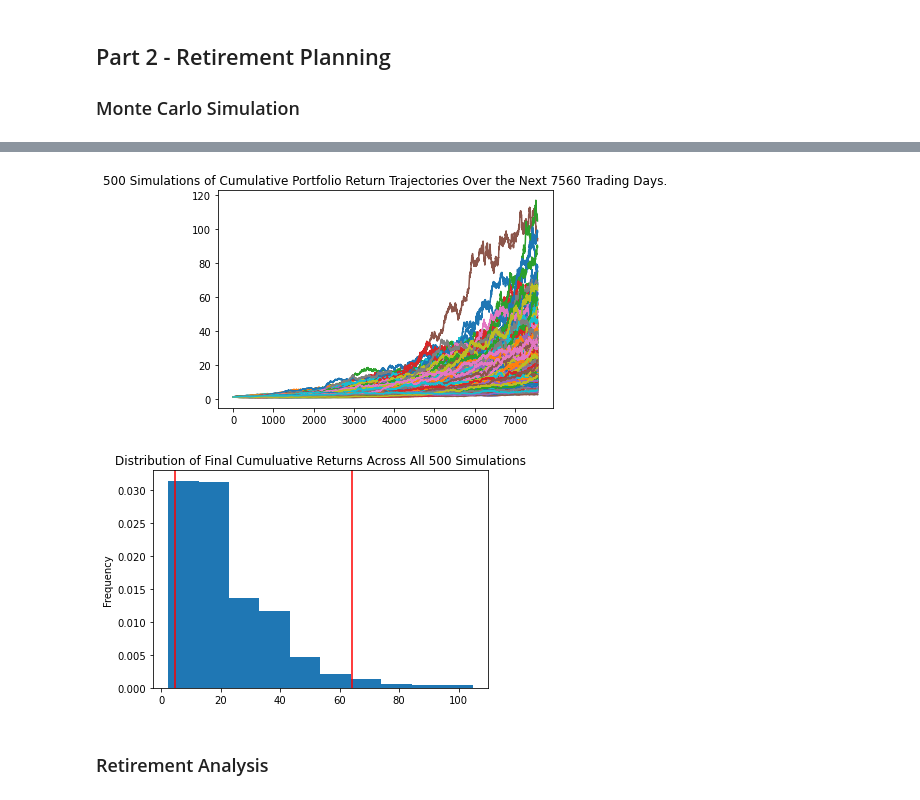
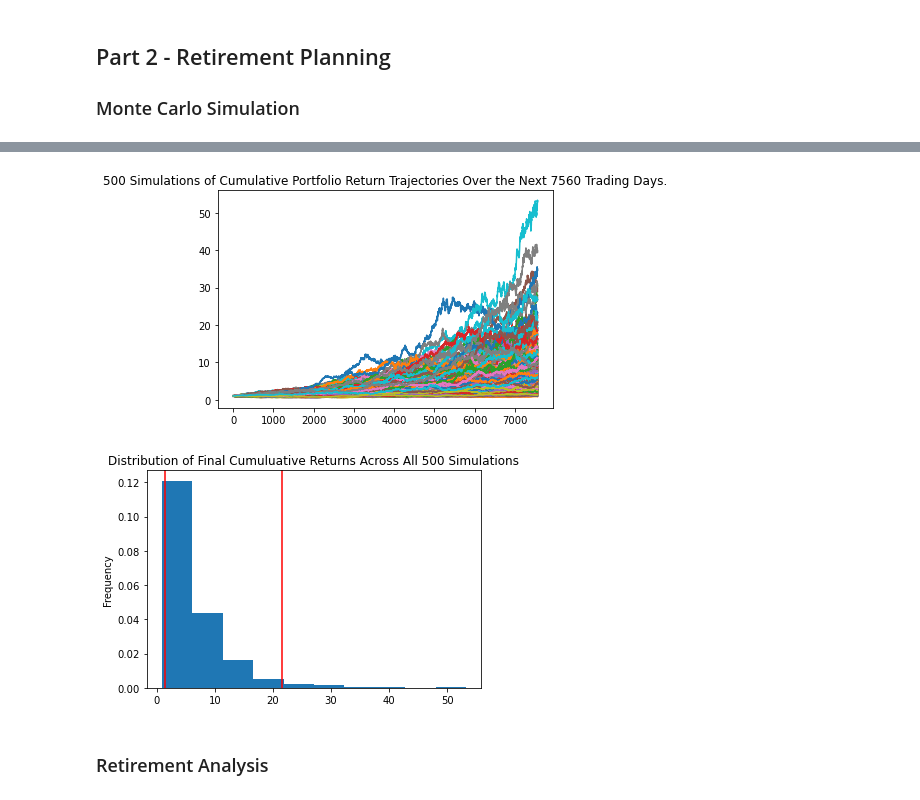
Before and after one commit to lrb924/Financial_Planner, a Jupyter notebook: Starter_Code/financial-planner.ipynb, the cells around one changed output, grey strips where cells are left out. Cells and saved outputs as stored; diff of their text form; code cells hidden in the pictures.

```diff
--- a/Challenge Files/Starter_Code/financial-planner.ipynb
+++ b/Starter_Code/financial-planner.ipynb
@@ -54,7 +72,8 @@ my_agg = 200
 my_spy = 50
 # %%
 # Set Alpaca API key and secret
-# YOUR CODE HERE!
+alpaca_api_key = os.getenv("ALPACA_API_KEY")
+alpaca_secret_key = os.getenv("ALPACA_SECRET_KEY")
 
 # Create the Alpaca API object
-# YOUR CODE HERE!
+alpaca = tradeapi.REST(alpaca_api_key, alpaca_secret_key, api_version="v2")
@@ -151,6 +179,5 @@ Congratulations! You have enough money in your emergency fund.
 ### Monte Carlo Simulation
 # %%
 # Set start and end dates of five years back from today.
-# Sample results may vary from the solution based on the time frame chosen
-start_date = pd.Timestamp('2016-05-01', tz='America/New_York').isoformat()
-end_date = pd.Timestamp('2021-05-01', tz='America/New_York').isoformat()
+start_date = pd.Timestamp('2017-07-16', tz='America/New_York').isoformat()
+end_date = pd.Timestamp('2022-07-16', tz='America/New_York').isoformat()
@@ -179,0 +184,21 @@ df_stock_data.head()
+# %%
+# Get 5 years' worth of historical data for SPY and AGG
+fiveyrs_stocks_bonds1_df = alpaca.get_bars(
+    symbol=ticker,
+    timeframe=timeframe,
+    start=start_date,
+    end=end_date,
+).df
+
+# Preview fiveyrs_stocks_bonds1_df
+# fiveyrs_stocks_bonds1_df
+
+# Separate ticker data
+AGG_fiveyrs_ticker = fiveyrs_stocks_bonds1_df[fiveyrs_stocks_bonds1_df["symbol"]=="AGG"].drop("symbol", axis = 1)
+SPY_fiveyrs_ticker = fiveyrs_stocks_bonds1_df[fiveyrs_stocks_bonds1_df["symbol"]=="SPY"].drop("symbol", axis = 1)
+
+# Concatenate the ticker DataFrames
+fiveyrs_stocks_bonds_df = pd.concat([AGG_fiveyrs_ticker, SPY_fiveyrs_ticker], axis = 1, keys = ["AGG", "SPY"])
+
+# Display sample data
+fiveyrs_stocks_bonds_df.head()
@@ -179,0 +214,3 @@ df_stock_data.head()
+# %%
+# Configure a Monte Carlo simulation to forecast 30 years cumulative returns
+MC_even_dist = MCSimulation(portfolio_data = fiveyrs_stocks_bonds_df, weights = [.40,.60], num_simulation = 500, num_trading_days = 252*30)
@@ -229,13 +256,13 @@ Running Monte Carlo simulation number 490.
 # %%
 # Plot simulation outcomes
-# YOUR CODE HERE!
+MC_even_dist.plot_simulation();
 # %% [output]
-[figure, old version]
+[figure, new version]
 # %%
 # Plot probability distribution and confidence intervals
-# YOUR CODE HERE!
+MC_even_dist.plot_distribution();
 # %% [output]
-[figure, old version]
+[figure, new version]
 # %% [markdown]
 ### Retirement Analysis
 # %%
```
Also changed, not shown: parts of 26 cells of this notebook, 2 other files.
